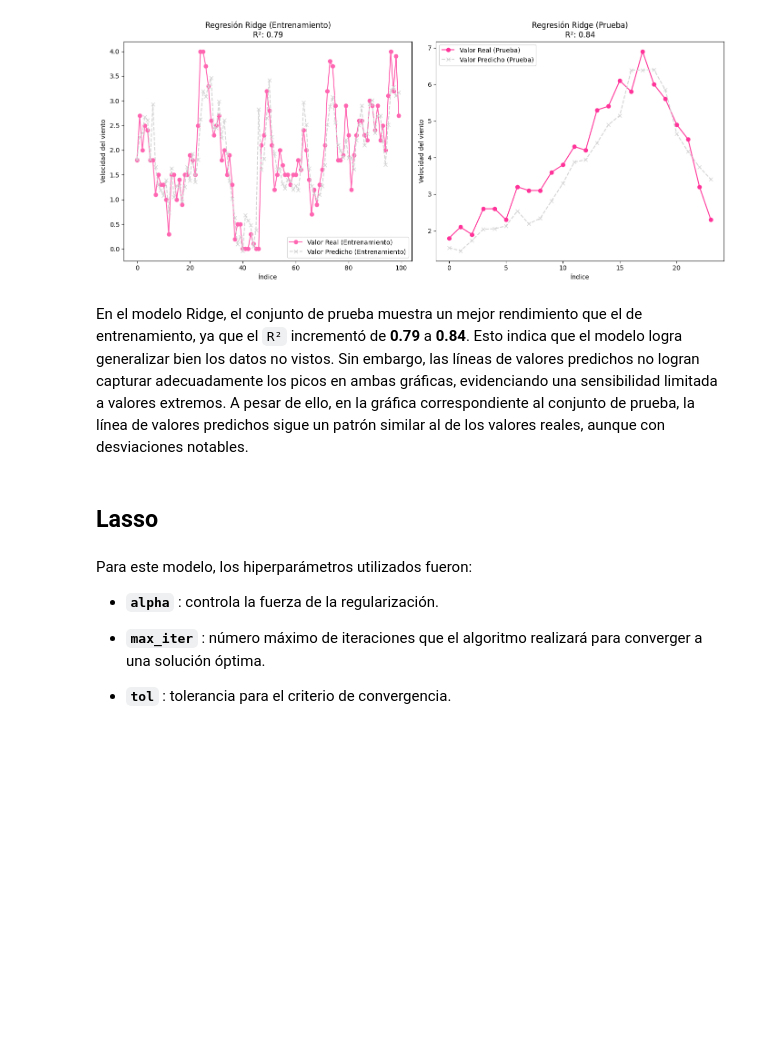
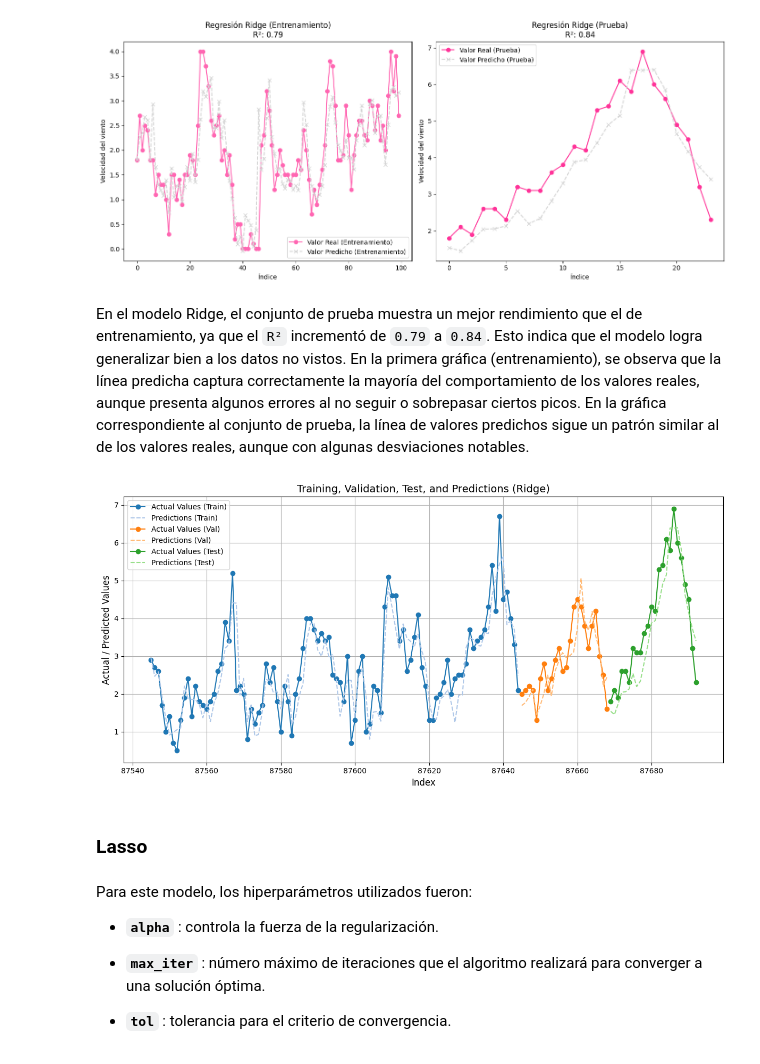
Before and after one commit to valecabrera21/ProyectoFinalML, a Jupyter notebook: _sources/Modelos.ipynb, the cells around one changed output. Cells and saved outputs as stored; diff of their text form; code cells hidden in the pictures; blank space fills up the shorter version.

```diff
--- a/_sources/Modelos.ipynb
+++ b/_sources/Modelos.ipynb
@@ -238,3 +265,6 @@ print(f"Best R²: {best_r2}, Best alpha: {best_alpha}, Best solver: {best_solver
 Best R²: 0.6346833364178861, Best alpha: 2.129090909090909, Best solver: saga
 # %% [markdown]
 Luego de entrenar el modelo con los datos de entrenamiento y realizar predicciones en el conjunto de validación, se evaluaron las combinaciones de hiperparámetros. La mejor de estas, que alcanzó el mayor valor de R² entre todos, fue `alpha = 2.129090909090909` y `solver = saga`, con un `R² de 0.6346`.
+# %%
+y_predridge = ridge.predict(X_val)
+y_predridge
@@ -296,4 +332,4 @@ plt.show()
 # %% [output]
 [figure]
 # %% [markdown]
-En el modelo Ridge, el conjunto de prueba muestra un mejor rendimiento que el de entrenamiento, ya que el `R²` incrementó de **0.79** a **0.84**. Esto indica que el modelo logra generalizar bien los datos no vistos. Sin embargo, las líneas de valores predichos no logran capturar adecuadamente los picos en ambas gráficas, evidenciando una sensibilidad limitada a valores extremos. A pesar de ello, en la gráfica correspondiente al conjunto de prueba, la línea de valores predichos sigue un patrón similar al de los valores reales, aunque con desviaciones notables.
+En el modelo Ridge, el conjunto de prueba muestra un mejor rendimiento que el de entrenamiento, ya que el `R²` incrementó de `0.79` a `0.84`. Esto indica que el modelo logra generalizar bien a los datos no vistos. En la primera gráfica (entrenamiento), se observa que la línea predicha captura correctamente la mayoría del comportamiento de los valores reales, aunque presenta algunos errores al no seguir o sobrepasar ciertos picos. En la gráfica correspondiente al conjunto de prueba, la línea de valores predichos sigue un patrón similar al de los valores reales, aunque con algunas desviaciones notables.
@@ -309,5 +336,34 @@ with open("C:/Users/valcd/OneDrive/Escritorio/MachinelearningUN/modeloridge.pkl"
+# %%
+train_indices = np.arange(len(y_train) - 100, len(y_train))
+y_train_subset = y_train[-100:]
+ypredtrainridge_subset = ypredtrainridge[-100:]
+
+val_indices = np.arange(len(y_train), len(y_train) + len(y_val))
+test_indices = np.arange(len(y_train) + len(y_val), len(y_train) + len(y_val) + len(y_test))
+
+plt.figure(figsize=(12, 6))
+
+plt.plot(train_indices, y_train_subset, label="Actual Values (Train)", marker='o', color='#1f77b4')
+plt.plot(train_indices, ypredtrainridge_subset, label="Predictions (Train)", linestyle='--', color='#aec7e8')
+
+plt.plot(val_indices, y_val, label="Actual Values (Val)", marker='o', color='#ff7f0e')
+plt.plot(val_indices, y_predridge, label="Predictions (Val)", linestyle='--', color='#ffbb78')
+
+plt.plot(test_indices, y_test, label="Actual Values (Test)", marker='o', color='#2ca02c')
+plt.plot(test_indices, ypredridge, label="Predictions (Test)", linestyle='--', color='#98df8a')
+
+plt.title("Training, Validation, Test, and Predictions (Ridge)", fontsize=14)
+plt.xlabel("Index", fontsize=12)
+plt.ylabel("Actual / Predicted Values", fontsize=12)
+plt.legend()
+plt.grid(True)
+plt.tight_layout()
+
+plt.show()
+# %% [output]
+[figure, added]
 # %% [markdown]
-## **Lasso**
+### **Lasso**
 # %% [markdown]
 Para este modelo, los hiperparámetros utilizados fueron:
 
```
Also changed, not shown: parts of 45 cells of this notebook, 9 other files.
